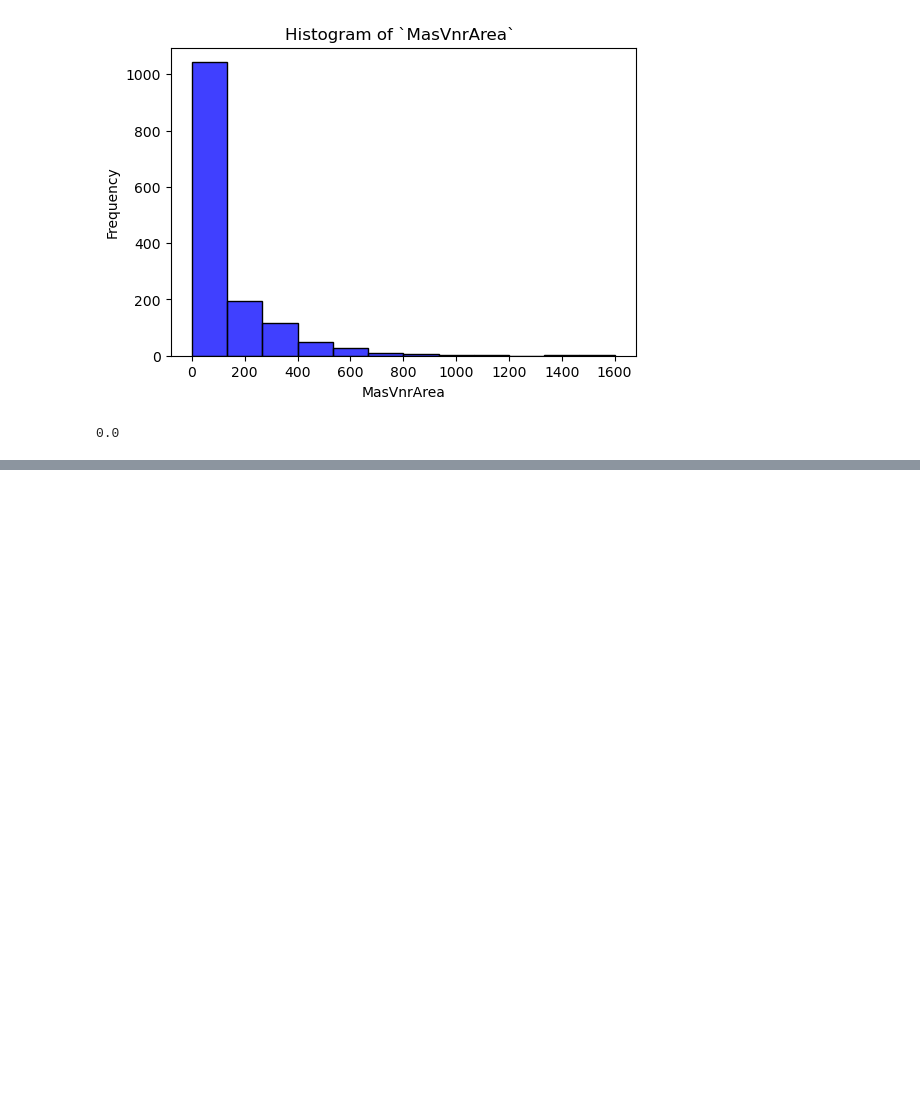
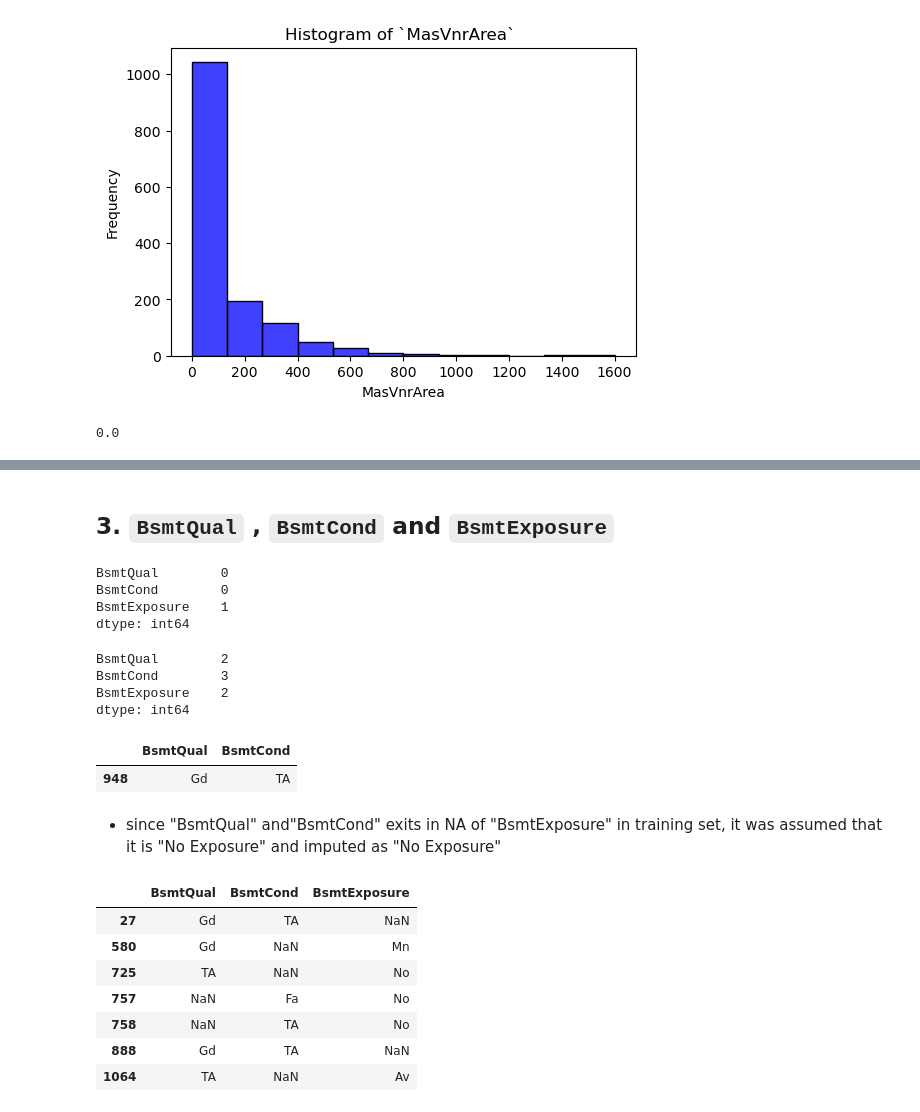
Before and after one commit to hchamikadilshan/house-price-predictor, a Jupyter notebook: notebooks/1 - preprocessing.ipynb, the cells around one changed output, grey strips where cells are left out. Drawn from its saved outputs; the diff is of its cells as text; code cells hidden in the pictures; blank space fills up the shorter version.

```diff
--- a/notebooks/1 - preprocessing.ipynb
+++ b/notebooks/1 - preprocessing.ipynb
@@ -142,3 +160,5 @@ MasVnrArea(test) - 0
 # %%
 train_data = train_data.dropna(subset=['MasVnrType'])
 test_data = test_data.dropna(subset=['MasVnrType'])
+# %% [markdown]
+## 3. `BsmtQual` , `BsmtCond` and `BsmtExposure`
@@ -144,0 +169,22 @@ test_data = test_data.dropna(subset=['MasVnrType'])
+# %%
+train_data[['BsmtQual','BsmtCond','BsmtExposure']].isnull().sum()
+# %% [output]
+BsmtQual        0
+BsmtCond        0
+BsmtExposure    1
+dtype: int64
+# %%
+test_data[['BsmtQual','BsmtCond','BsmtExposure']].isnull().sum()
+# %% [output]
+BsmtQual        2
+BsmtCond        3
+BsmtExposure    2
+dtype: int64
+# %%
+train_na_BsmtExposure = train_data[train_data["BsmtExposure"].isna()]
+train_na_BsmtExposure[["BsmtQual","BsmtCond"]]
+# %% [output]
+|  | BsmtQual | BsmtCond |
+| 948 | Gd | TA |
+# %% [markdown]
+- since "BsmtQual" and"BsmtCond" exits in NA of "BsmtExposure" in training set, it was assumed that it is "No Exposure" and imputed as "No Exposure"
@@ -144,0 +193,12 @@ test_data = test_data.dropna(subset=['MasVnrType'])
+# %%
+test_na = test_data[test_data[["BsmtQual","BsmtCond","BsmtExposure"]].isna().any(axis=1)]
+test_na[["BsmtQual","BsmtCond","BsmtExposure"]]
+# %% [output]
+|  | BsmtQual | BsmtCond | BsmtExposure |
+| 27 | Gd | TA | NaN |
+| 580 | Gd | NaN | Mn |
+| 725 | TA | NaN | No |
+| 757 | NaN | Fa | No |
+| 758 | NaN | TA | No |
+| 888 | Gd | TA | NaN |
+| 1064 | TA | NaN | Av |
```
Also changed, not shown: parts of 9 cells of this notebook.
